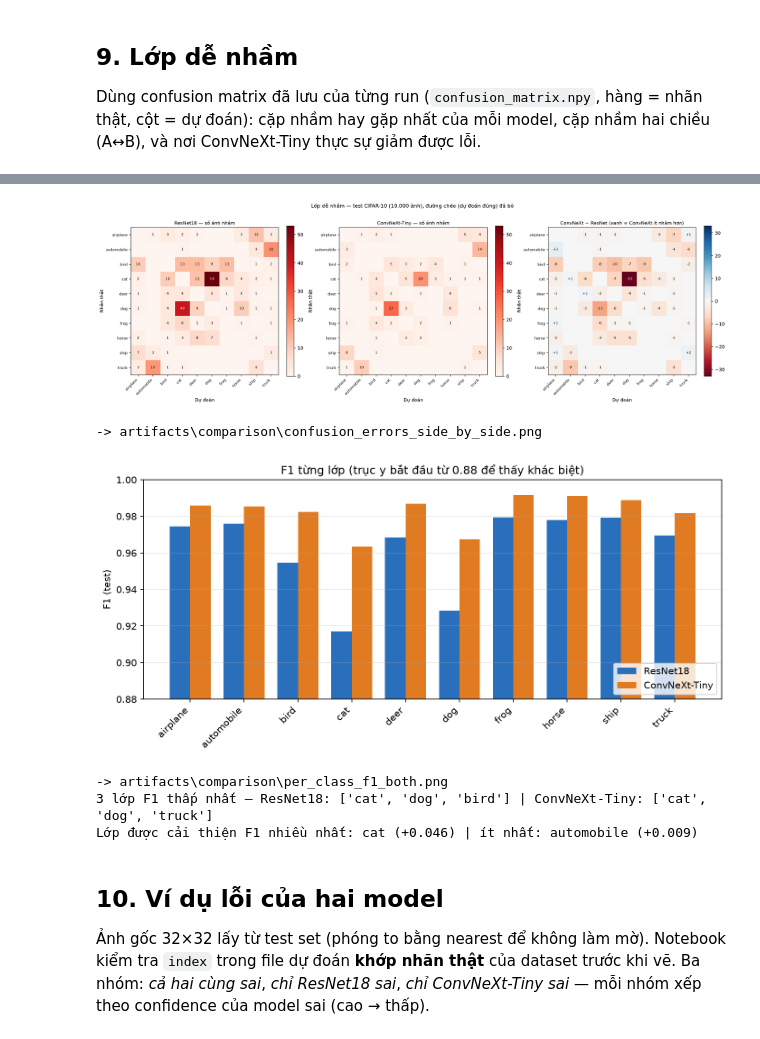
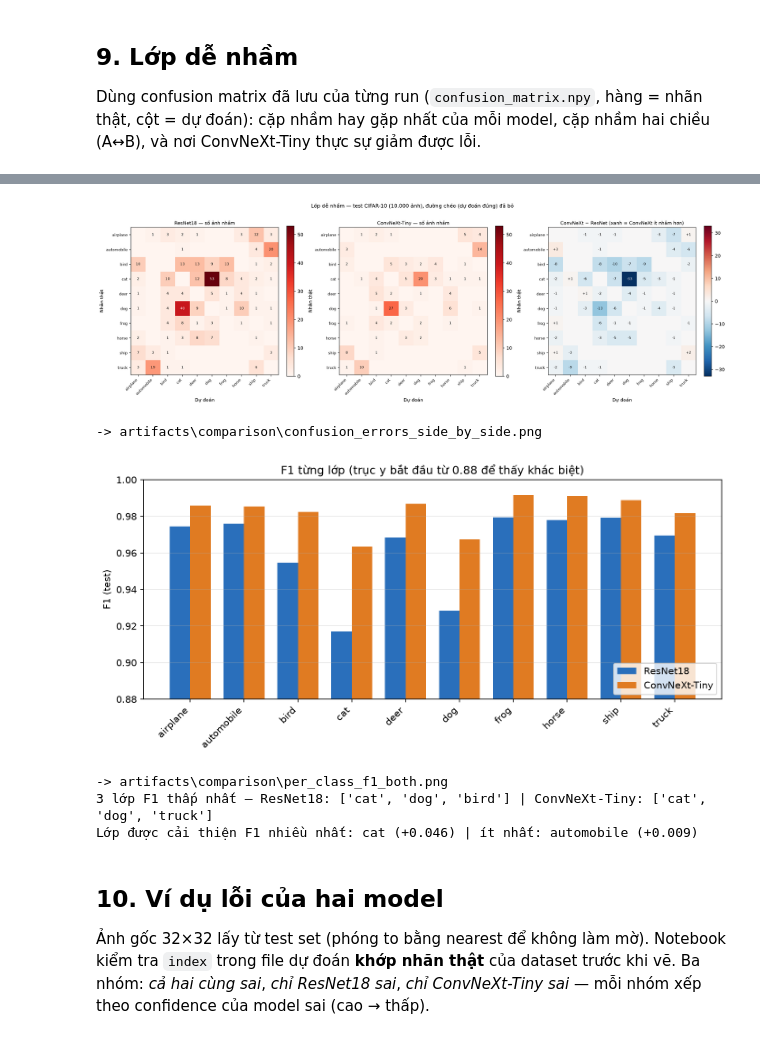
Before and after one commit to HaVuHongPhuc/ConvNeXtiny_vs_ResNet18_A_Comparative_Study_on_CIFAR10_Classification, a Jupyter notebook: notebooks/06_Kiem_tra_chi-phi_danh_gia_2_checkpoint.ipynb, the cells around one changed output, grey strips where cells are left out. Drawn from its saved outputs; the diff is of its cells as text; code cells hidden in the pictures.

```diff
--- a/notebooks/06_Kiem_tra_chi-phi_danh_gia_2_checkpoint.ipynb
+++ b/notebooks/06_Kiem_tra_chi-phi_danh_gia_2_checkpoint.ipynb
@@ -691,38 +691,38 @@ dmax = np.abs(diff).max()
 fig, axes = plt.subplots(1, 3, figsize=(19, 6.2))
 for ax, E, title, cmap, vlo, vhi in ((axes[0], E_r, "ResNet18 — số ảnh nhầm", "Reds", 0, vmax),
                                       (axes[1], E_c, "ConvNeXt-Tiny — số ảnh nhầm", "Reds", 0, vmax),
-                                      (axes[2], diff, "ConvNeXt − ResNet (xanh = ConvNeXt ít nhầm hơn)", "RdBu", -dmax, dmax)):
+                                      (axes[2], diff, "ConvNeXt − ResNet (xanh = ConvNeXt ít nhầm hơn)", "RdBu_r", -dmax, dmax)):
     im = ax.imshow(E, cmap=cmap, vmin=vlo, vmax=vhi)
     ax.set_xticks(range(K)); ax.set_yticks(range(K))
     ax.set_xticklabels(CLASS_NAMES, rotation=45, ha="right", fontsize=8); ax.set_yticklabels(CLASS_NAMES, fontsize=8)
     ax.set_xlabel("Dự đoán"); ax.set_ylabel("Nhãn thật"); ax.set_title(title, fontsize=10)
     for i in range(K):
         for j in range(K):
             v = E[i, j]
             if v != 0 and i != j:
                 ax.text(j, i, f"{v:+.0f}" if E is diff else f"{v:.0f}", ha="center", va="center", fontsize=7,
                         color="white" if abs(v) > 0.55 * vhi else "black")
     fig.colorbar(im, ax=ax, fraction=0.046)
 fig.suptitle("Lớp dễ nhầm — test CIFAR-10 (10.000 ảnh), đường chéo (dự đoán đúng) đã bỏ", fontsize=11)
 fig.tight_layout()
 show_fig(fig, OUT / "comparison" / "confusion_errors_side_by_side.png")
 
 # --- hình: F1 từng lớp hai model
 fig, ax = plt.subplots(figsize=(11, 4.2))
 x = np.arange(K); w = 0.38
 ax.bar(x - w / 2, pc["F1_resnet18"], w, label="ResNet18", color=COLORS[R])
 ax.bar(x + w / 2, pc["F1_convnext"], w, label="ConvNeXt-Tiny", color=COLORS[C])
 ax.set_xticks(x); ax.set_xticklabels(CLASS_NAMES, rotation=45, ha="right")
 ax.set_ylim(0.88, 1.0); ax.set_ylabel("F1 (test)"); ax.grid(axis="y", alpha=0.3); ax.legend(loc="lower right")
 ax.set_title("F1 từng lớp (trục y bắt đầu từ 0.88 để thấy khác biệt)")
 show_fig(fig, OUT / "comparison" / "per_class_f1_both.png")
 
 hard = pc["F1_resnet18"].nsmallest(3).index.tolist(), pc["F1_convnext"].nsmallest(3).index.tolist()
 print("3 lớp F1 thấp nhất — ResNet18:", hard[0], "| ConvNeXt-Tiny:", hard[1])
 print("Lớp được cải thiện F1 nhiều nhất:", pc["ΔF1 (ConvNeXt − ResNet)"].idxmax(), f"({pc['ΔF1 (ConvNeXt − ResNet)'].max():+.3f})",
       "| ít nhất:", pc["ΔF1 (ConvNeXt − ResNet)"].idxmin(), f"({pc['ΔF1 (ConvNeXt − ResNet)'].min():+.3f})")
 # %% [output]
-[figure, old version]
+[figure, new version]
 -> artifacts\comparison\confusion_errors_side_by_side.png
 [figure]
 -> artifacts\comparison\per_class_f1_both.png
```
Also changed, not shown: parts of 5 cells of this notebook, 4 other files.
